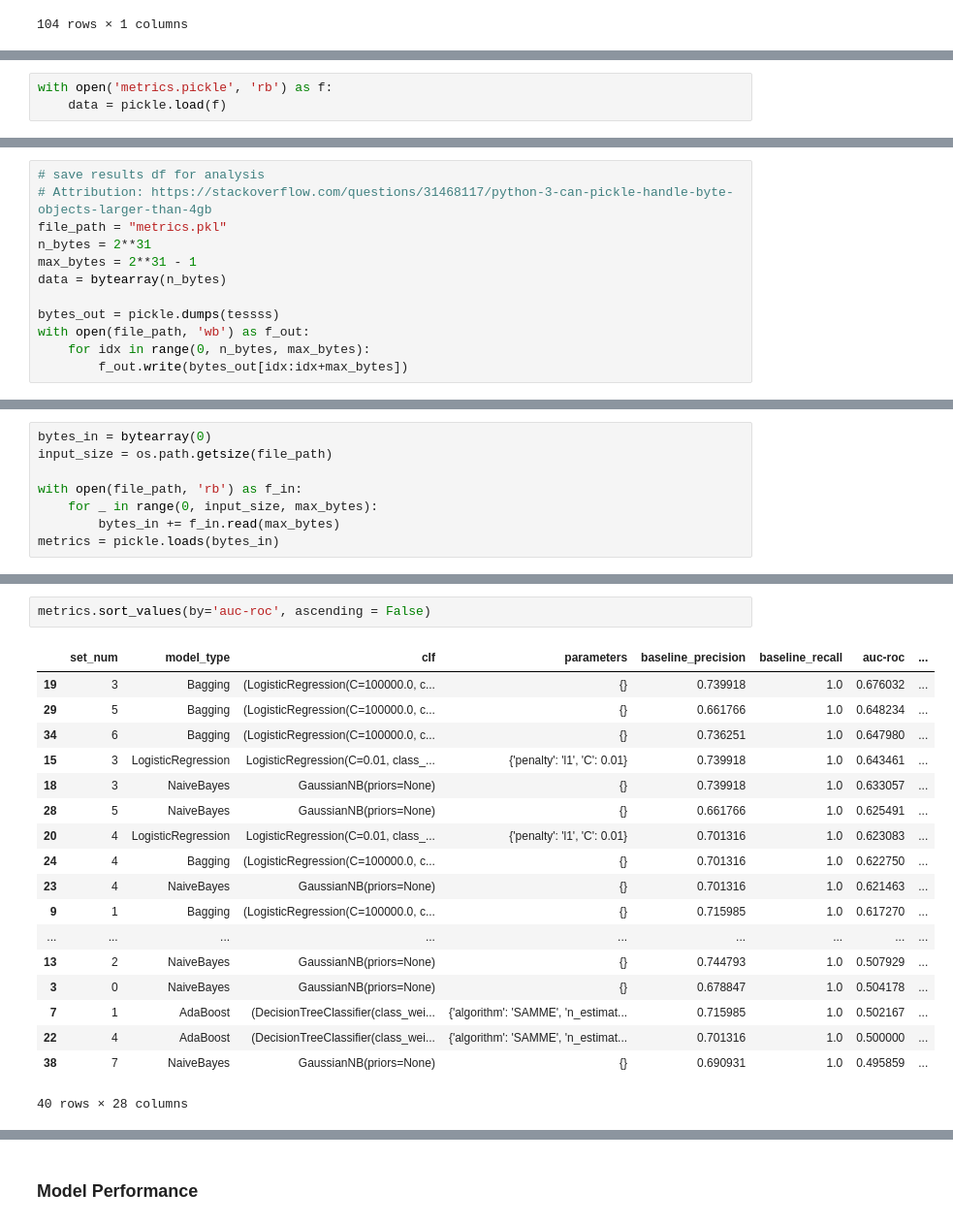
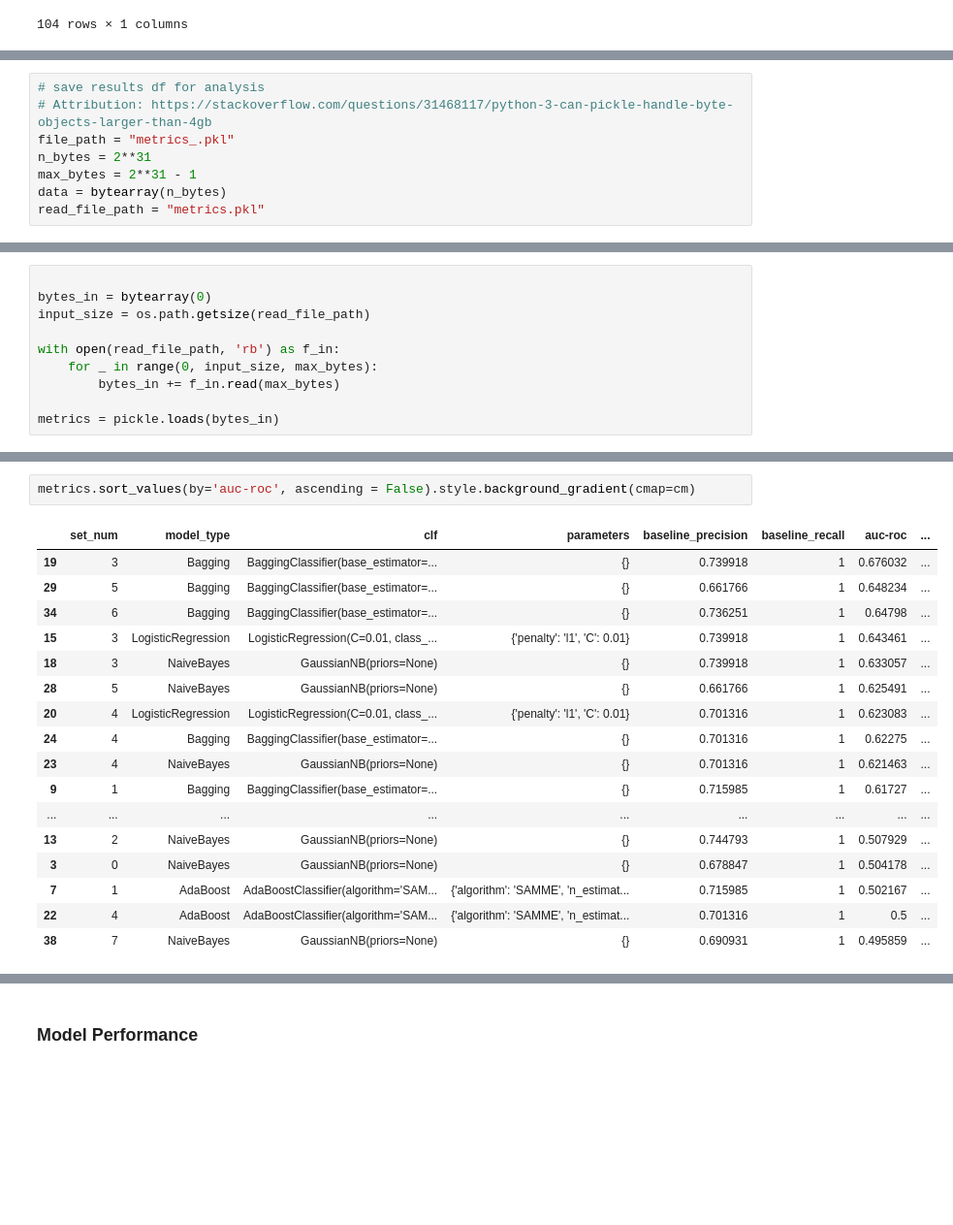
Before and after one commit to anmolchaturvedi/predicting_excitement, a Jupyter notebook: donors_choose.ipynb, the cells around one changed output, grey strips where cells are left out. Shown at 97% size. Saved outputs shown, nothing was run; the diff lists cells and outputs as text; blank space fills up the shorter version.

```diff
--- a/donors_choose.ipynb
+++ b/donors_choose.ipynb
@@ -705,3 +639,0 @@ tessss.sort_values(by='auc-roc', ascending = False)
-# %%
-with open('metrics.pickle', 'rb') as f:
-    data = pickle.load(f)
@@ -710,12 +640,8 @@ with open('metrics.pickle', 'rb') as f:
 # %%
 # save results df for analysis
 # Attribution: https://stackoverflow.com/questions/31468117/python-3-can-pickle-handle-byte-objects-larger-than-4gb
-file_path = "metrics.pkl"
+file_path = "metrics_.pkl"
 n_bytes = 2**31
 max_bytes = 2**31 - 1
 data = bytearray(n_bytes)
-
-bytes_out = pickle.dumps(tessss)
-with open(file_path, 'wb') as f_out:
-    for idx in range(0, n_bytes, max_bytes):
-        f_out.write(bytes_out[idx:idx+max_bytes])
+read_file_path = "metrics.pkl"
@@ -722,8 +653,10 @@ with open(file_path, 'wb') as f_out:
 # %%
+
 bytes_in = bytearray(0)
-input_size = os.path.getsize(file_path)
+input_size = os.path.getsize(read_file_path)
 
-with open(file_path, 'rb') as f_in:
+with open(read_file_path, 'rb') as f_in:
     for _ in range(0, input_size, max_bytes):
         bytes_in += f_in.read(max_bytes)
+
 metrics = pickle.loads(bytes_in)
@@ -757,21 +675,20 @@ date_ref
 # %%
-metrics.sort_values(by='auc-roc', ascending = False)
+metrics.sort_values(by='auc-roc', ascending = False).style.background_gradient(cmap=cm)
 # %% [output]
 |  | set_num | model_type | clf | parameters | baseline_precision | baseline_recall | auc-roc | ... |
-| 19 | 3 | Bagging | (LogisticRegression(C=100000.0, c... | {} | 0.739918 | 1.0 | 0.676032 | ... |
-| 29 | 5 | Bagging | (LogisticRegression(C=100000.0, c... | {} | 0.661766 | 1.0 | 0.648234 | ... |
-| 34 | 6 | Bagging | (LogisticRegression(C=100000.0, c... | {} | 0.736251 | 1.0 | 0.647980 | ... |
-| 15 | 3 | LogisticRegression | LogisticRegression(C=0.01, class_... | {'penalty': 'l1', 'C': 0.01} | 0.739918 | 1.0 | 0.643461 | ... |
-| 18 | 3 | NaiveBayes | GaussianNB(priors=None) | {} | 0.739918 | 1.0 | 0.633057 | ... |
-| 28 | 5 | NaiveBayes | GaussianNB(priors=None) | {} | 0.661766 | 1.0 | 0.625491 | ... |
-| 20 | 4 | LogisticRegression | LogisticRegression(C=0.01, class_... | {'penalty': 'l1', 'C': 0.01} | 0.701316 | 1.0 | 0.623083 | ... |
-| 24 | 4 | Bagging | (LogisticRegression(C=100000.0, c... | {} | 0.701316 | 1.0 | 0.622750 | ... |
-| 23 | 4 | NaiveBayes | GaussianNB(priors=None) | {} | 0.701316 | 1.0 | 0.621463 | ... |
-| 9 | 1 | Bagging | (LogisticRegression(C=100000.0, c... | {} | 0.715985 | 1.0 | 0.617270 | ... |
+| 19 | 3 | Bagging | BaggingClassifier(base_estimator=... | {} | 0.739918 | 1 | 0.676032 | ... |
+| 29 | 5 | Bagging | BaggingClassifier(base_estimator=... | {} | 0.661766 | 1 | 0.648234 | ... |
+| 34 | 6 | Bagging | BaggingClassifier(base_estimator=... | {} | 0.736251 | 1 | 0.64798 | ... |
+| 15 | 3 | LogisticRegression | LogisticRegression(C=0.01, class_... | {'penalty': 'l1', 'C': 0.01} | 0.739918 | 1 | 0.643461 | ... |
+| 18 | 3 | NaiveBayes | GaussianNB(priors=None) | {} | 0.739918 | 1 | 0.633057 | ... |
+| 28 | 5 | NaiveBayes | GaussianNB(priors=None) | {} | 0.661766 | 1 | 0.625491 | ... |
+| 20 | 4 | LogisticRegression | LogisticRegression(C=0.01, class_... | {'penalty': 'l1', 'C': 0.01} | 0.701316 | 1 | 0.623083 | ... |
+| 24 | 4 | Bagging | BaggingClassifier(base_estimator=... | {} | 0.701316 | 1 | 0.62275 | ... |
+| 23 | 4 | NaiveBayes | GaussianNB(priors=None) | {} | 0.701316 | 1 | 0.621463 | ... |
+| 9 | 1 | Bagging | BaggingClassifier(base_estimator=... | {} | 0.715985 | 1 | 0.61727 | ... |
 | ... | ... | ... | ... | ... | ... | ... | ... | ... |
-| 13 | 2 | NaiveBayes | GaussianNB(priors=None) | {} | 0.744793 | 1.0 | 0.507929 | ... |
-| 3 | 0 | NaiveBayes | GaussianNB(priors=None) | {} | 0.678847 | 1.0 | 0.504178 | ... |
-| 7 | 1 | AdaBoost | (DecisionTreeClassifier(class_wei... | {'algorithm': 'SAMME', 'n_estimat... | 0.715985 | 1.0 | 0.502167 | ... |
-| 22 | 4 | AdaBoost | (DecisionTreeClassifier(class_wei... | {'algorithm': 'SAMME', 'n_estimat... | 0.701316 | 1.0 | 0.500000 | ... |
-| 38 | 7 | NaiveBayes | GaussianNB(priors=None) | {} | 0.690931 | 1.0 | 0.495859 | ... |
+| 13 | 2 | NaiveBayes | GaussianNB(priors=None) | {} | 0.744793 | 1 | 0.507929 | ... |
+| 3 | 0 | NaiveBayes | GaussianNB(priors=None) | {} | 0.678847 | 1 | 0.504178 | ... |
+| 7 | 1 | AdaBoost | AdaBoostClassifier(algorithm='SAM... | {'algorithm': 'SAMME', 'n_estimat... | 0.715985 | 1 | 0.502167 | ... |
+| 22 | 4 | AdaBoost | AdaBoostClassifier(algorithm='SAM... | {'algorithm': 'SAMME', 'n_estimat... | 0.701316 | 1 | 0.5 | ... |
+| 38 | 7 | NaiveBayes | GaussianNB(priors=None) | {} | 0.690931 | 1 | 0.495859 | ... |
-40 rows × 28 columns
```
Also changed, not shown: parts of 21 cells of this notebook, 1 other file.
